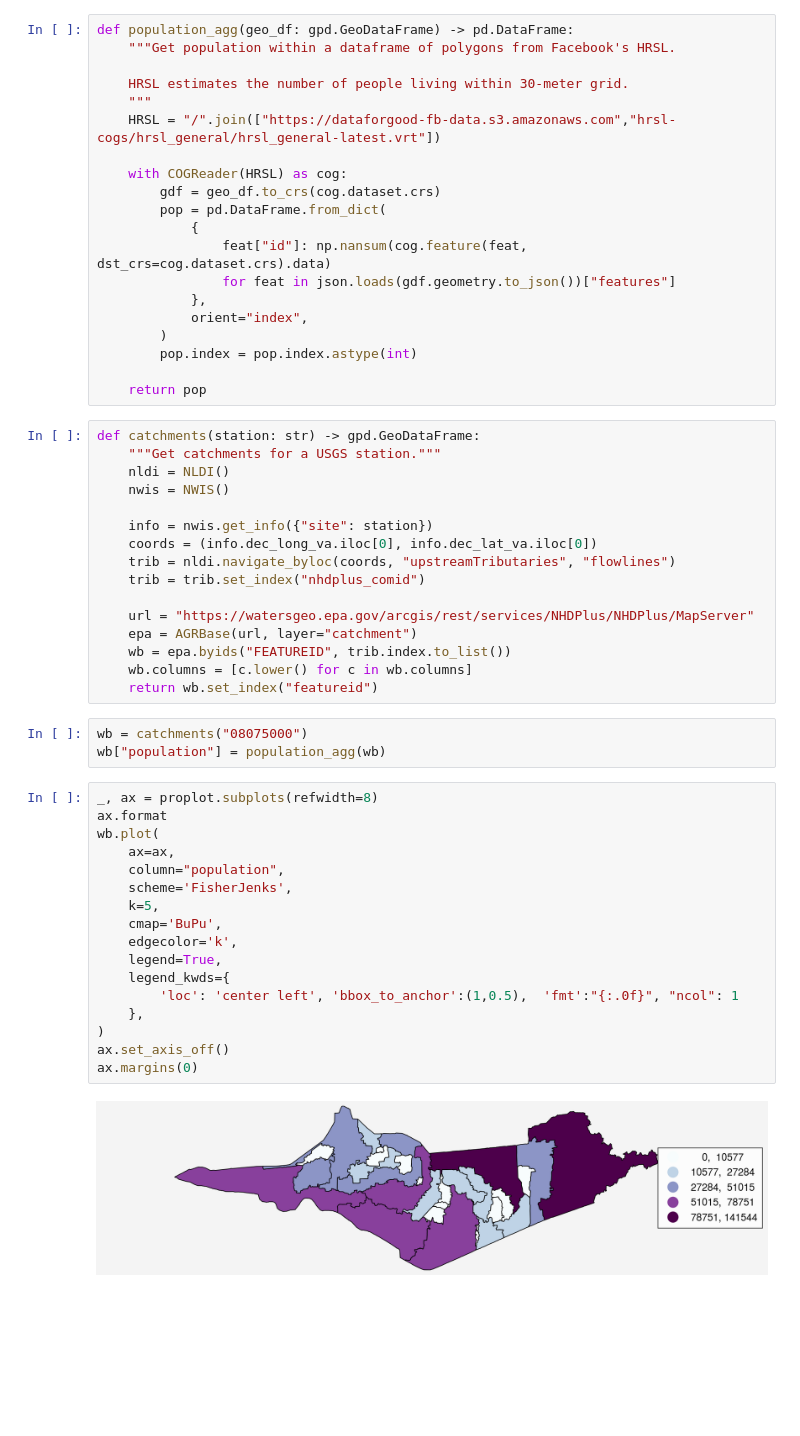
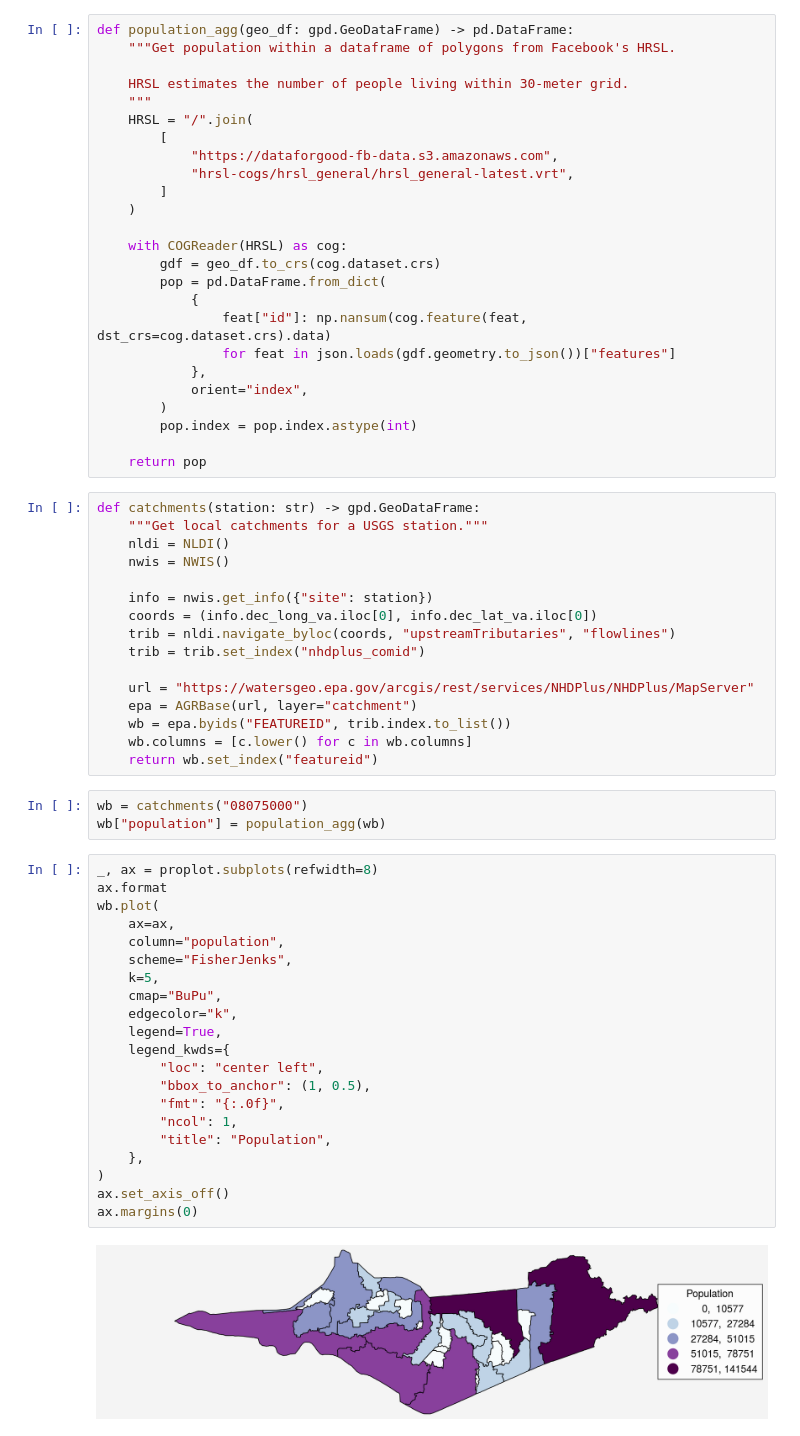
Before and after one commit to cheginit/nldi_census, a Jupyter notebook: nldi_pop.ipynb, the cells around one changed output. Saved outputs shown, nothing was run; the diff lists cells and outputs as text; blank space fills up the shorter version.

```diff
--- a/nldi_pop.ipynb
+++ b/nldi_pop.ipynb
@@ -16,7 +17,12 @@ def population_agg(geo_df: gpd.GeoDataFrame) -> pd.DataFrame:
 
     HRSL estimates the number of people living within 30-meter grid.
     """
-    HRSL = "/".join(["https://dataforgood-fb-data.s3.amazonaws.com","hrsl-cogs/hrsl_general/hrsl_general-latest.vrt"])
+    HRSL = "/".join(
+        [
+            "https://dataforgood-fb-data.s3.amazonaws.com",
+            "hrsl-cogs/hrsl_general/hrsl_general-latest.vrt",
+        ]
+    )
 
     with COGReader(HRSL) as cog:
         gdf = geo_df.to_crs(cog.dataset.crs)
@@ -32,7 +38,7 @@ def population_agg(geo_df: gpd.GeoDataFrame) -> pd.DataFrame:
     return pop
 # %%
 def catchments(station: str) -> gpd.GeoDataFrame:
-    """Get catchments for a USGS station."""
+    """Get local catchments for a USGS station."""
     nldi = NLDI()
     nwis = NWIS()
 
@@ -52,19 +58,23 @@ wb["population"] = population_agg(wb)
 # %%
 _, ax = proplot.subplots(refwidth=8)
 ax.format
 wb.plot(
     ax=ax,
     column="population",
-    scheme='FisherJenks',
+    scheme="FisherJenks",
     k=5,
-    cmap='BuPu',
-    edgecolor='k',
+    cmap="BuPu",
+    edgecolor="k",
     legend=True,
     legend_kwds={
-        'loc': 'center left', 'bbox_to_anchor':(1,0.5),  'fmt':"{:.0f}", "ncol": 1
+        "loc": "center left",
+        "bbox_to_anchor": (1, 0.5),
+        "fmt": "{:.0f}",
+        "ncol": 1,
+        "title": "Population",
     },
 )
 ax.set_axis_off()
 ax.margins(0)
 # %% [output]
-[figure, old version]
+[figure, new version]
```
Also changed, not shown: parts of 1 cell of this notebook, 2 other files.
